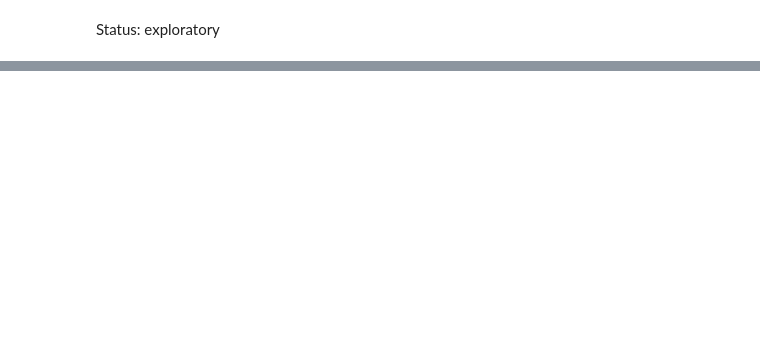
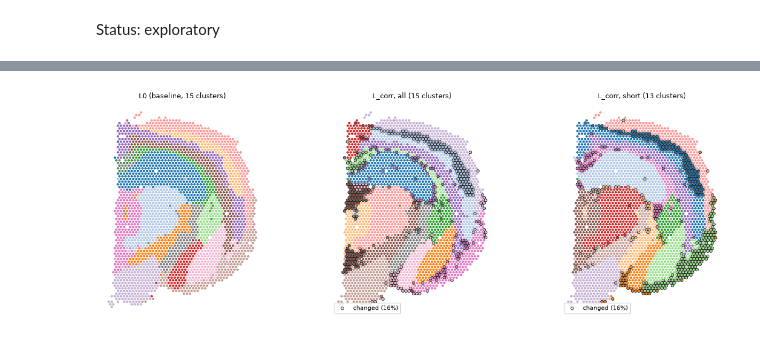
Before and after one commit to uderhardtlab/truncated_graphs, a Jupyter notebook: notebooks/exploratory/boundary_effects_clustering.ipynb, the cells around one changed output, grey strips where cells are left out. Cells and saved outputs as stored; diff of their text form; code cells hidden in the pictures; blank space fills up the shorter version.

```diff
--- a/notebooks/exploratory/boundary_effects_clustering.ipynb
+++ b/notebooks/exploratory/boundary_effects_clustering.ipynb
@@ -1133,0 +394,21 @@ plt.show()
+# %%
+fig, axs = plt.subplots(1, 1 + len(spaces), figsize=(4.5 * (1 + len(spaces)), 4.5))
+cmap = plt.get_cmap("tab20")
+def draw(ax, labels, title, changed=None):
+    codes = pd.Categorical(labels).codes
+    ax.scatter(xy[:, 0], xy[:, 1], s=5, c=cmap(codes % 20), rasterized=True)
+    if changed is not None:
+        ax.scatter(xy[changed, 0], xy[changed, 1], s=14, facecolor="none", edgecolor="black", lw=0.6,
+                   label=f"changed ({changed.mean():.0%})")
+        ax.legend(fontsize=8, loc="lower left")
+    ax.set_title(title, fontsize=9)
+    ax.set_aspect("equal"); ax.invert_yaxis(); ax.axis("off")
+draw(axs[0], L0, f"L0 (baseline, {len(np.unique(L0))} clusters)")
+for ax, v in zip(axs[1:], spaces):
+    draw(ax, labels_corr[v], f"L_corr, {v} ({len(np.unique(labels_corr[v]))} clusters)",
+         changed=changed_spots(L0, labels_corr[v]))
+plt.tight_layout()
+plt.savefig(PLOT_DIR / "clusterings_changed_spots.svg", bbox_inches="tight")
+plt.show()
+# %% [output]
+[figure, added]
```
Also changed, not shown: parts of 79 cells of this notebook, 30 other files.
